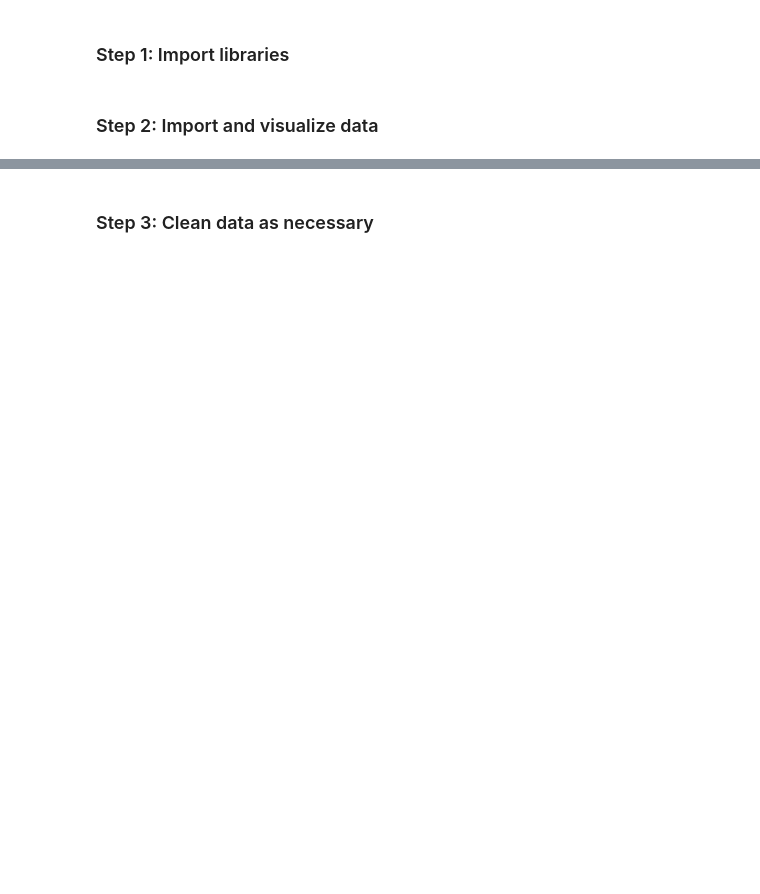
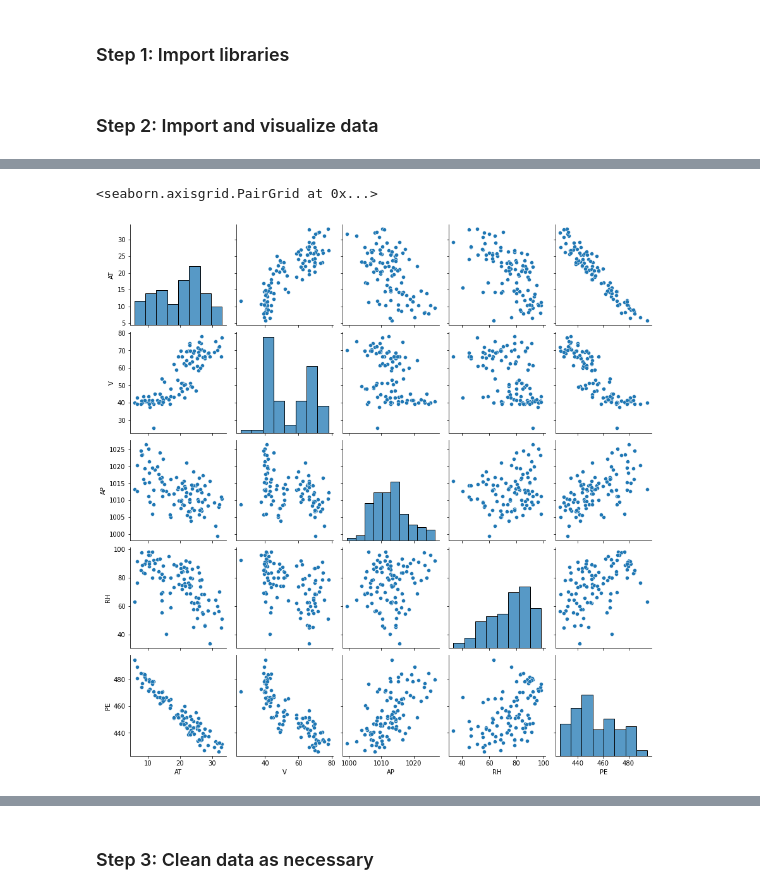
Before and after one commit to curtywang/ee5020-notes-fa21, a Jupyter notebook: day10/supervised_learning.ipynb, the cells around one changed output, grey strips where cells are left out. Cells and saved outputs as stored; diff of their text form; code cells hidden in the pictures; blank space fills up the shorter version.

```diff
--- a/day10/supervised_learning.ipynb
+++ b/day10/supervised_learning.ipynb
@@ -324,2 +335,5 @@ import sklearn.svm
 # %% [markdown]
 ### Step 2: Import and visualize data
+# %%
+df_plant = pd.read_csv('../ml_datasets/power_plant.csv')
+df_plant.head()
@@ -325,0 +359,5 @@ import sklearn.svm
+# %%
+sns.pairplot(data=df_plant.sample(100))
+# %% [output]
+<seaborn.axisgrid.PairGrid at 0x...>
+[figure, added]
```
Also changed, not shown: parts of 14 cells of this notebook.
